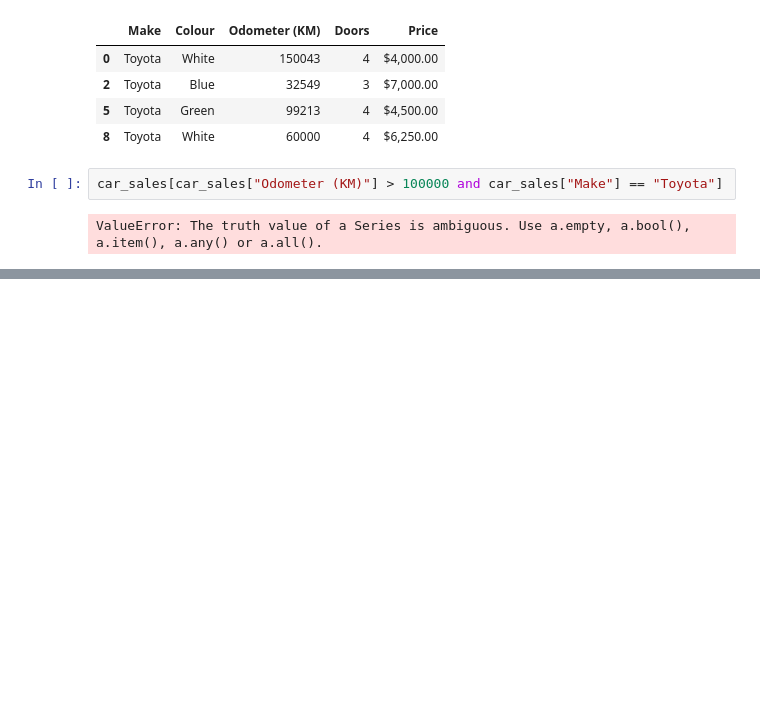
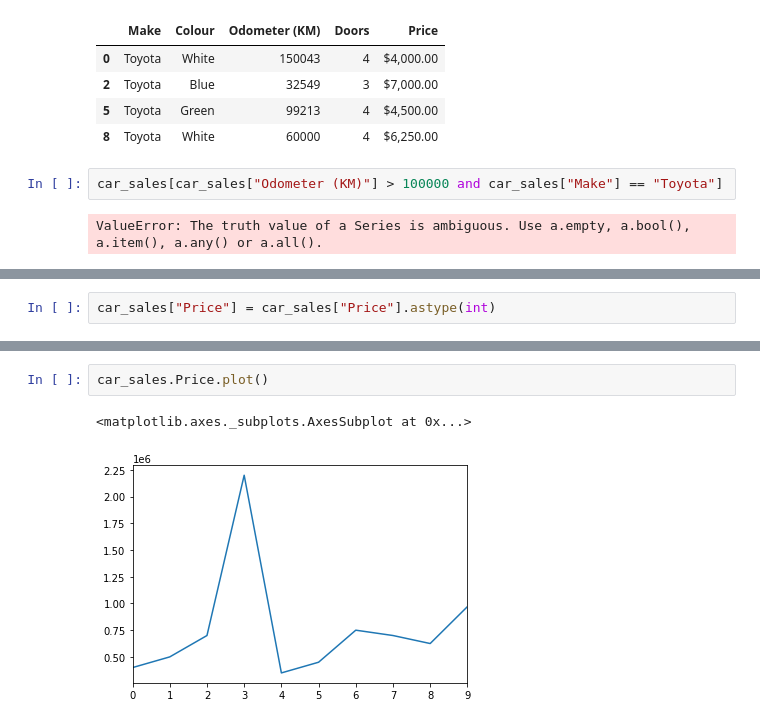
Before and after one commit to akshatz/dataScienceTutorial, a Jupyter notebook: introductionToPandas.ipynb, the cells around one changed output, grey strips where cells are left out. Drawn from its saved outputs; the diff is of its cells as text; blank space fills up the shorter version.

```diff
--- a/introductionToPandas.ipynb
+++ b/introductionToPandas.ipynb
@@ -298,0 +335,2 @@ ValueError: The truth value of a Series is ambiguous. Use a.empty, a.bool(), a.i
+# %%
+car_sales["Price"] = car_sales["Price"].astype(int)
@@ -298,0 +351,5 @@ ValueError: The truth value of a Series is ambiguous. Use a.empty, a.bool(), a.i
+# %%
+car_sales.Price.plot()
+# %% [output]
+<matplotlib.axes._subplots.AxesSubplot at 0x...>
+[figure, added]
```
Also changed, not shown: parts of 7 cells of this notebook.
